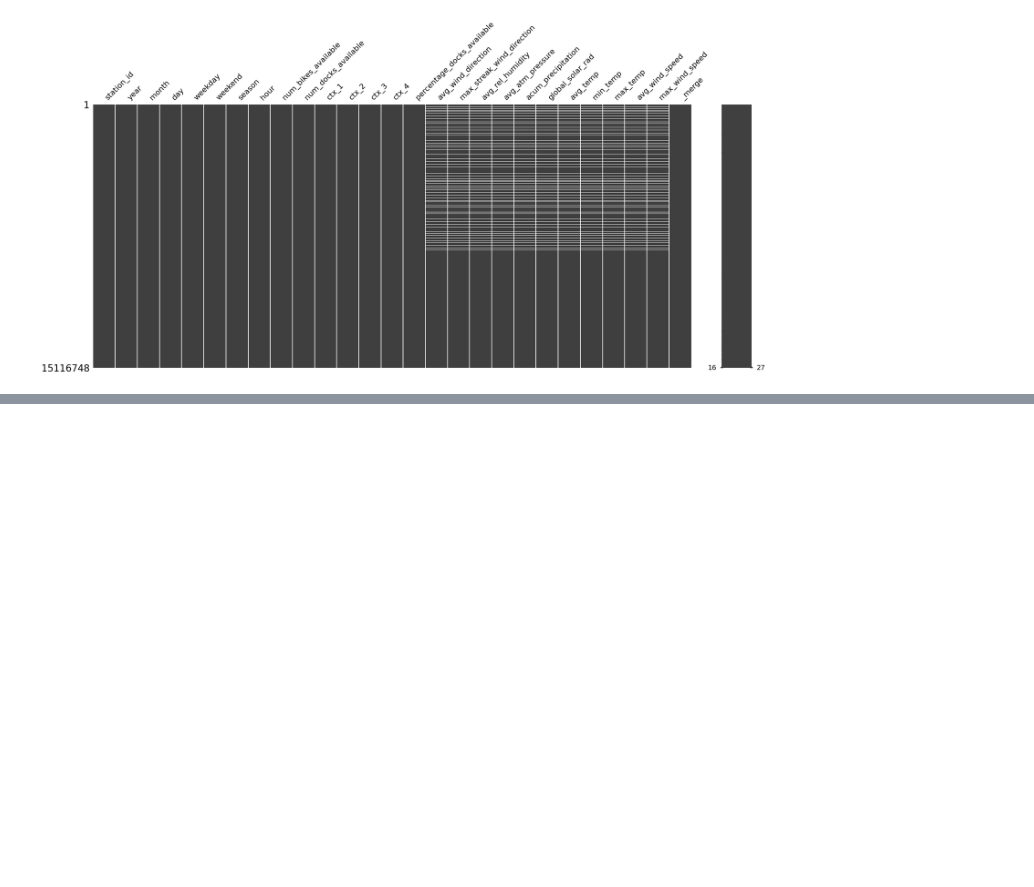
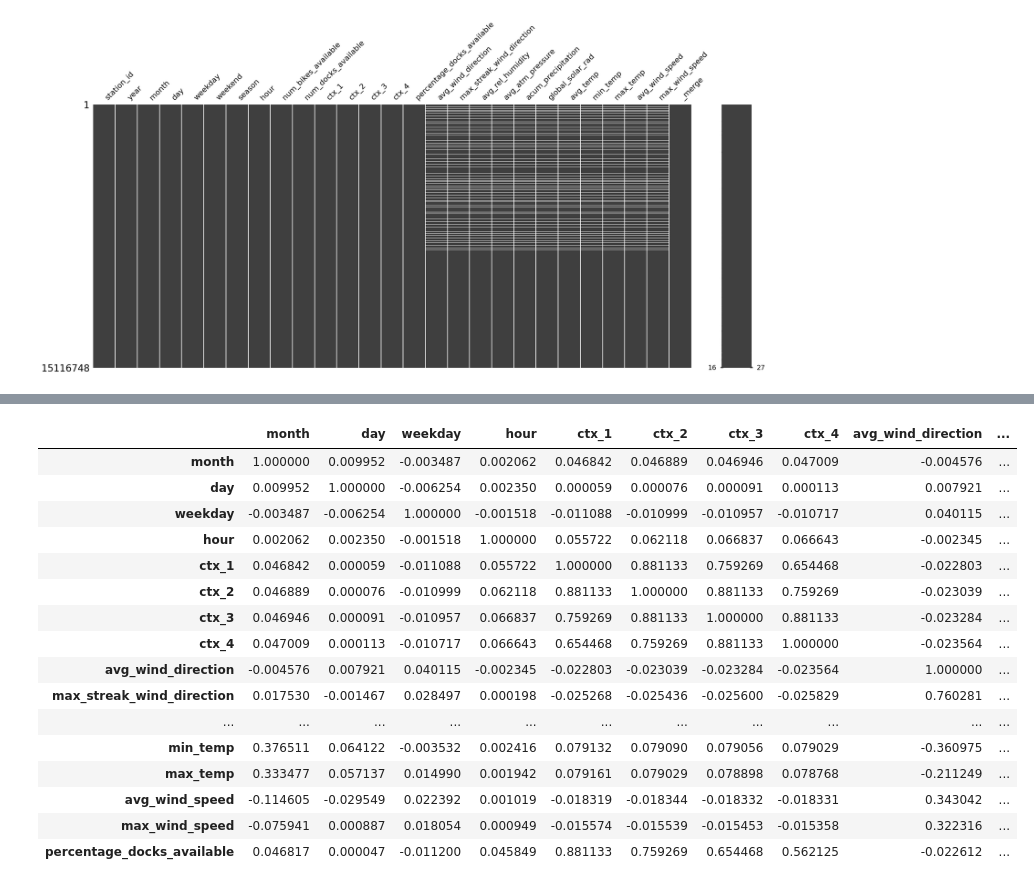
Before and after one commit to jadelaossa/bike-availability-prediction, a Jupyter notebook: notebooks/2.0-jdf-exploratory-data-analysis.ipynb, the cells around one changed output, grey strips where cells are left out. Drawn from its saved outputs; the diff is of its cells as text; code cells hidden in the pictures; blank space fills up the shorter version.

```diff
--- a/notebooks/2.0-jdf-exploratory-data-analysis.ipynb
+++ b/notebooks/2.0-jdf-exploratory-data-analysis.ipynb
@@ -170,0 +229,32 @@ ax.get_figure().savefig(r'..\reports\figures\jdf_bicing_0101.png')
+# %%
+bicing_cols = bicing.columns.to_list()
+bicing_cols.remove('percentage_docks_available')
+bicing_cols.append('percentage_docks_available')
+
+(bicing
+ .loc[:, bicing_cols]
+ .select_dtypes('number')
+ .drop(columns=['station_id', 'year', 'num_bikes_available', 'num_docks_available'])
+ .corr(method='spearman')
+ .style
+ .background_gradient(cmap='RdBu', vmax=1, vmin=-1)
+ .set_sticky(axis='index')
+)
+# %% [output]
+|  | month | day | weekday | hour | ctx_1 | ctx_2 | ctx_3 | ctx_4 | avg_wind_direction | ... |
+| month | 1.000000 | 0.009952 | -0.003487 | 0.002062 | 0.046842 | 0.046889 | 0.046946 | 0.047009 | -0.004576 | ... |
+| day | 0.009952 | 1.000000 | -0.006254 | 0.002350 | 0.000059 | 0.000076 | 0.000091 | 0.000113 | 0.007921 | ... |
+| weekday | -0.003487 | -0.006254 | 1.000000 | -0.001518 | -0.011088 | -0.010999 | -0.010957 | -0.010717 | 0.040115 | ... |
+| hour | 0.002062 | 0.002350 | -0.001518 | 1.000000 | 0.055722 | 0.062118 | 0.066837 | 0.066643 | -0.002345 | ... |
+| ctx_1 | 0.046842 | 0.000059 | -0.011088 | 0.055722 | 1.000000 | 0.881133 | 0.759269 | 0.654468 | -0.022803 | ... |
+| ctx_2 | 0.046889 | 0.000076 | -0.010999 | 0.062118 | 0.881133 | 1.000000 | 0.881133 | 0.759269 | -0.023039 | ... |
+| ctx_3 | 0.046946 | 0.000091 | -0.010957 | 0.066837 | 0.759269 | 0.881133 | 1.000000 | 0.881133 | -0.023284 | ... |
+| ctx_4 | 0.047009 | 0.000113 | -0.010717 | 0.066643 | 0.654468 | 0.759269 | 0.881133 | 1.000000 | -0.023564 | ... |
+| avg_wind_direction | -0.004576 | 0.007921 | 0.040115 | -0.002345 | -0.022803 | -0.023039 | -0.023284 | -0.023564 | 1.000000 | ... |
+| max_streak_wind_direction | 0.017530 | -0.001467 | 0.028497 | 0.000198 | -0.025268 | -0.025436 | -0.025600 | -0.025829 | 0.760281 | ... |
+| ... | ... | ... | ... | ... | ... | ... | ... | ... | ... | ... |
+| min_temp | 0.376511 | 0.064122 | -0.003532 | 0.002416 | 0.079132 | 0.079090 | 0.079056 | 0.079029 | -0.360975 | ... |
+| max_temp | 0.333477 | 0.057137 | 0.014990 | 0.001942 | 0.079161 | 0.079029 | 0.078898 | 0.078768 | -0.211249 | ... |
+| avg_wind_speed | -0.114605 | -0.029549 | 0.022392 | 0.001019 | -0.018319 | -0.018344 | -0.018332 | -0.018331 | 0.343042 | ... |
+| max_wind_speed | -0.075941 | 0.000887 | 0.018054 | 0.000949 | -0.015574 | -0.015539 | -0.015453 | -0.015358 | 0.322316 | ... |
+| percentage_docks_available | 0.046817 | 0.000047 | -0.011200 | 0.045849 | 0.881133 | 0.759269 | 0.654468 | 0.562125 | -0.022612 | ... |
```
Also changed, not shown: parts of 7 cells of this notebook, 3 other files.
